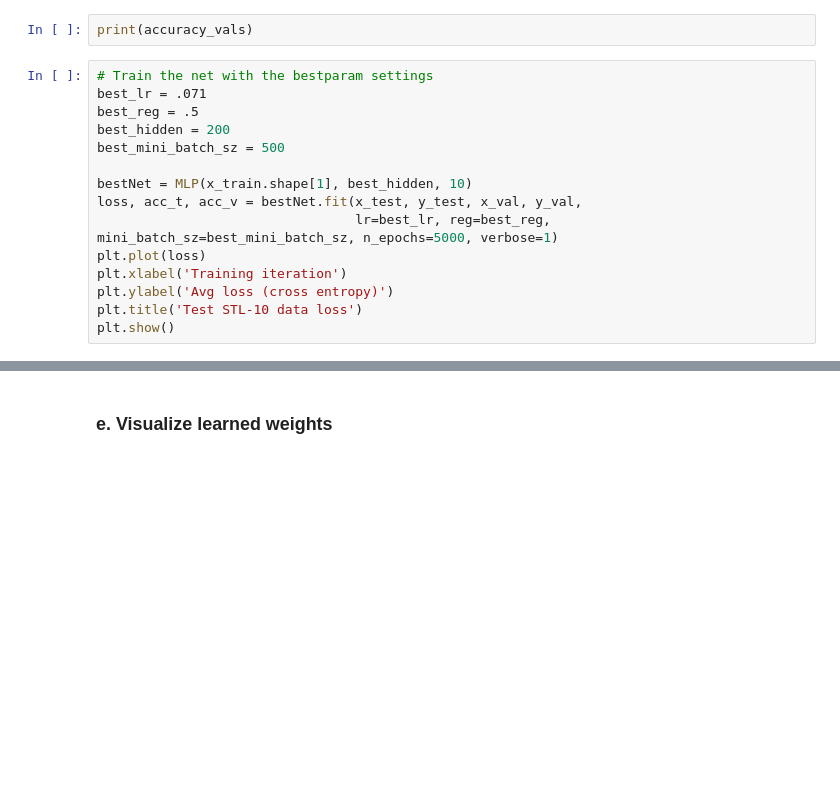
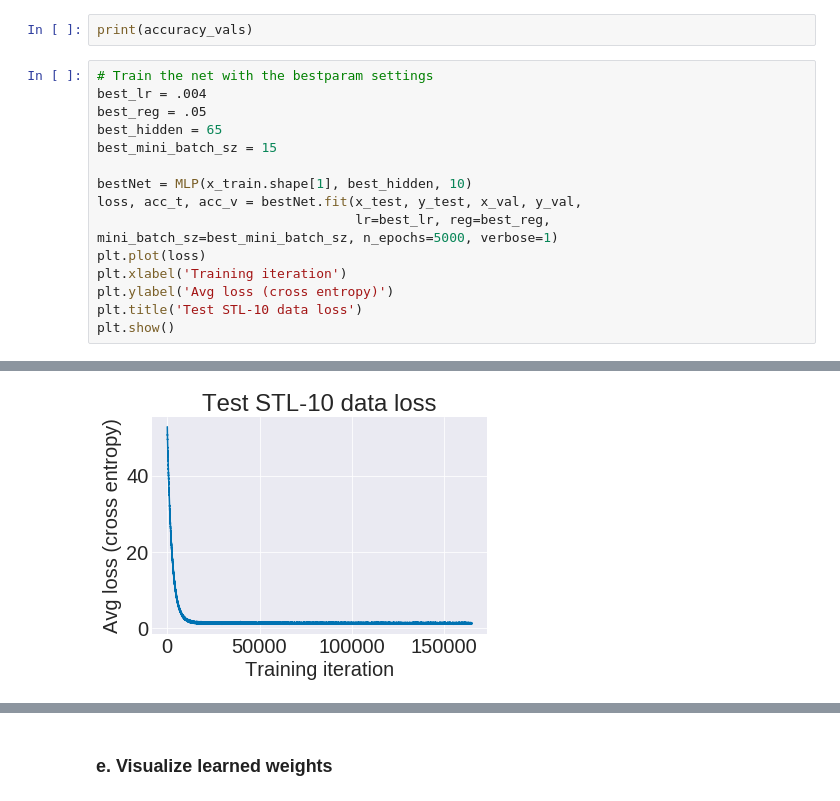
Before and after one commit to ejseal21/NeuralNetworks, a Jupyter notebook: project2/mlp.ipynb, the cells around one changed output, grey strips where cells are left out. Drawn from its saved outputs; the diff is of its cells as text; blank space fills up the shorter version.

```diff
--- a/project2/mlp.ipynb
+++ b/project2/mlp.ipynb
@@ -561,10 +580,10 @@ Adjust the number of training epochs as needed.
 print(accuracy_vals)
 # %%
 # Train the net with the bestparam settings
-best_lr = .071
-best_reg = .5
-best_hidden = 200
-best_mini_batch_sz = 500
+best_lr = .004
+best_reg = .05
+best_hidden = 65
+best_mini_batch_sz = 15
 
 bestNet = MLP(x_train.shape[1], best_hidden, 10)
 loss, acc_t, acc_v = bestNet.fit(x_test, y_test, x_val, y_val,
@@ -574,3 +593,4 @@ plt.xlabel('Training iteration')
 plt.ylabel('Avg loss (cross entropy)')
 plt.title('Test STL-10 data loss')
 plt.show()
+# %% [output]
@@ -577,3 +614,4 @@ plt.show()
+[figure, added]
 # %%
 plt.plot(acc_t, label='Training accuracy')
 plt.plot(acc_v, label='Validation accuracy')
```
Also changed, not shown: parts of 13 cells of this notebook.
